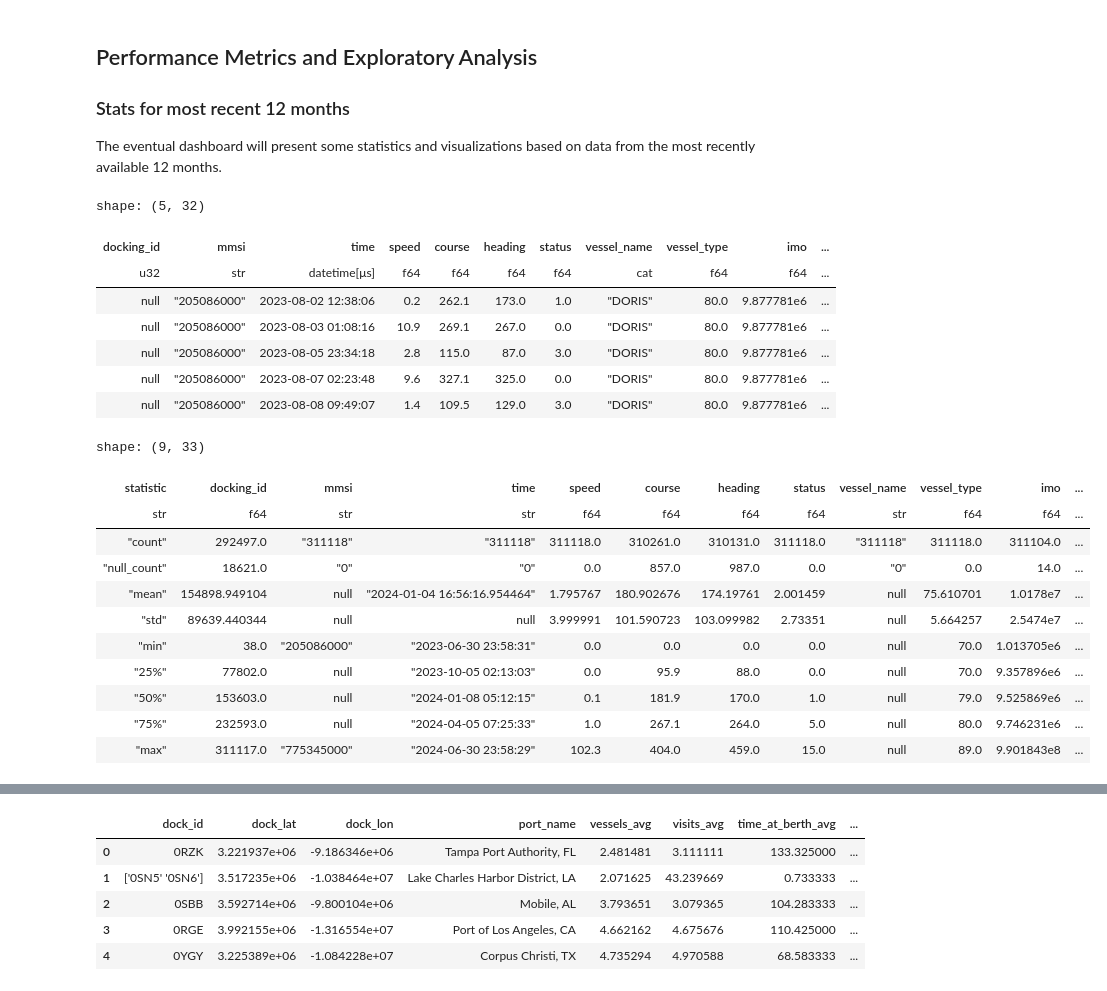
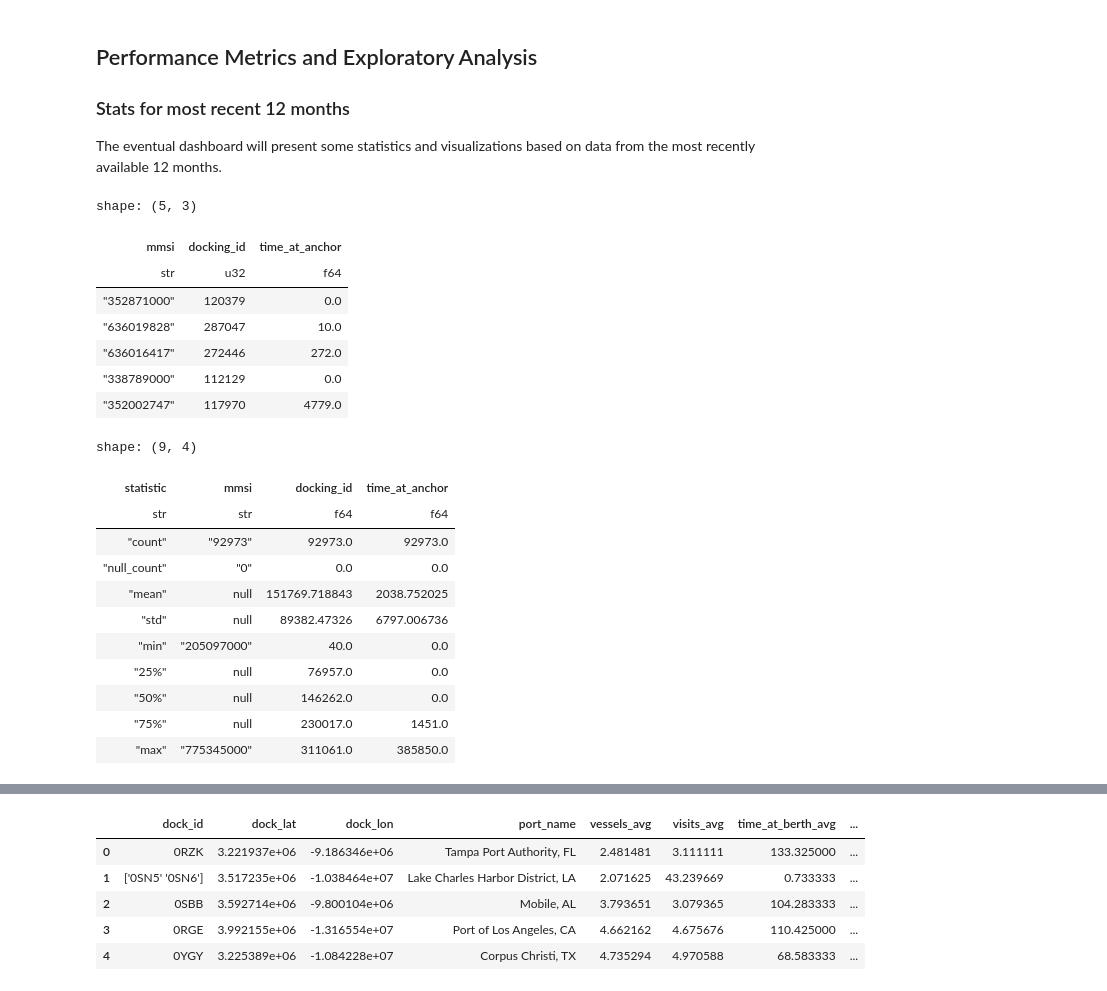
Before and after one commit to epistemetrica/Port-Performance-Project, a Jupyter notebook: performance_metrics.ipynb, the cells around one changed output, grey strips where cells are left out. Saved outputs shown, nothing was run; the diff lists cells and outputs as text; code cells hidden in the pictures.

Commit message:
bug fix: docking event id now working as expected

```diff
--- a/performance_metrics.ipynb
+++ b/performance_metrics.ipynb
@@ -334,7 +326,8 @@ portstats_last12months_gdf = (
 df = (
     #convert main gdf to polars
     pl.DataFrame(
-        main_gdf.drop(['geometry', 'geometry_port', 'geometry_dock'], axis=1))
+        main_gdf.drop(['geometry', 'geometry_port', 'geometry_dock'], axis=1)
+    )
     #filter to most recent 12 months
     .filter(pl.col('time')>= year_before)
     #ensure sorting
@@ -343,53 +336,57 @@ df = (
     .with_row_index('docking_id')
     .with_columns(
         #get monthly count of vessels
         vessels = pl.col('mmsi').n_unique().over('dock_id', 'month'),
         #get monthly count of vessel docking events - NOTE this may need revision
         visits = (
             pl.when(pl.col('status')==5)
             .then(pl.col('time'))
             .otherwise(pl.lit(None))
             .n_unique().over('dock_id', 'month')
         ),
-        #create docking event id
+        #create docking event id - NOTE may need to ensure this captures all relevant messages
         docking_id = (
             pl.when(pl.col('status')==5)
             .then(pl.col('docking_id'))
             .otherwise(pl.lit(None))
             .backward_fill().over('mmsi')
         )
     )
-    .with_columns(
+    #drop messages not associated with a docking event
+    .drop_nulls(subset='docking_id')
+    #aggregate to month, dock, vessel and docking event
+    .group_by('mmsi', 'docking_id')
+    .agg(
         #sum anchorage time for each docking event
         time_at_anchor = (
             pl.when(pl.col('status')==1)
             .then(pl.col('status_duration'))
             .otherwise(pl.lit(None))
-            .sum().over('docking_id')
+            .sum()
         )
     )
 )
 
 display(df.head())
 df.describe()
 # %% [output]
-shape: (5, 32)
+shape: (5, 3)
-| docking_id | mmsi | time | speed | course | heading | status | vessel_name | vessel_type | imo | ... |
-| u32 | str | datetime[μs] | f64 | f64 | f64 | f64 | cat | f64 | f64 | ... |
-| null | "205086000" | 2023-08-02 12:38:06 | 0.2 | 262.1 | 173.0 | 1.0 | "DORIS" | 80.0 | 9.877781e6 | ... |
-| null | "205086000" | 2023-08-03 01:08:16 | 10.9 | 269.1 | 267.0 | 0.0 | "DORIS" | 80.0 | 9.877781e6 | ... |
-| null | "205086000" | 2023-08-05 23:34:18 | 2.8 | 115.0 | 87.0 | 3.0 | "DORIS" | 80.0 | 9.877781e6 | ... |
-| null | "205086000" | 2023-08-07 02:23:48 | 9.6 | 327.1 | 325.0 | 0.0 | "DORIS" | 80.0 | 9.877781e6 | ... |
-| null | "205086000" | 2023-08-08 09:49:07 | 1.4 | 109.5 | 129.0 | 3.0 | "DORIS" | 80.0 | 9.877781e6 | ... |
+| mmsi | docking_id | time_at_anchor |
+| str | u32 | f64 |
+| "352871000" | 120379 | 0.0 |
+| "636019828" | 287047 | 10.0 |
+| "636016417" | 272446 | 272.0 |
+| "338789000" | 112129 | 0.0 |
+| "352002747" | 117970 | 4779.0 |
-shape: (9, 33)
+shape: (9, 4)
-| statistic | docking_id | mmsi | time | speed | course | heading | status | vessel_name | vessel_type | imo | ... |
-| str | f64 | str | str | f64 | f64 | f64 | f64 | str | f64 | f64 | ... |
-| "count" | 292497.0 | "311118" | "311118" | 311118.0 | 310261.0 | 310131.0 | 311118.0 | "311118" | 311118.0 | 311104.0 | ... |
-| "null_count" | 18621.0 | "0" | "0" | 0.0 | 857.0 | 987.0 | 0.0 | "0" | 0.0 | 14.0 | ... |
-| "mean" | 154898.949104 | null | "2024-01-04 16:56:16.954464" | 1.795767 | 180.902676 | 174.19761 | 2.001459 | null | 75.610701 | 1.0178e7 | ... |
-| "std" | 89639.440344 | null | null | 3.999991 | 101.590723 | 103.099982 | 2.73351 | null | 5.664257 | 2.5474e7 | ... |
-| "min" | 38.0 | "205086000" | "2023-06-30 23:58:31" | 0.0 | 0.0 | 0.0 | 0.0 | null | 70.0 | 1.013705e6 | ... |
-| "25%" | 77802.0 | null | "2023-10-05 02:13:03" | 0.0 | 95.9 | 88.0 | 0.0 | null | 70.0 | 9.357896e6 | ... |
-| "50%" | 153603.0 | null | "2024-01-08 05:12:15" | 0.1 | 181.9 | 170.0 | 1.0 | null | 79.0 | 9.525869e6 | ... |
-| "75%" | 232593.0 | null | "2024-04-05 07:25:33" | 1.0 | 267.1 | 264.0 | 5.0 | null | 80.0 | 9.746231e6 | ... |
-| "max" | 311117.0 | "775345000" | "2024-06-30 23:58:29" | 102.3 | 404.0 | 459.0 | 15.0 | null | 89.0 | 9.901843e8 | ... |
+| statistic | mmsi | docking_id | time_at_anchor |
+| str | str | f64 | f64 |
+| "count" | "92973" | 92973.0 | 92973.0 |
+| "null_count" | "0" | 0.0 | 0.0 |
+| "mean" | null | 151769.718843 | 2038.752025 |
+| "std" | null | 89382.47326 | 6797.006736 |
+| "min" | "205097000" | 40.0 | 0.0 |
+| "25%" | null | 76957.0 | 0.0 |
+| "50%" | null | 146262.0 | 0.0 |
+| "75%" | null | 230017.0 | 1451.0 |
+| "max" | "775345000" | 311061.0 | 385850.0 |
```
Also changed, not shown: parts of 7 cells of this notebook.
